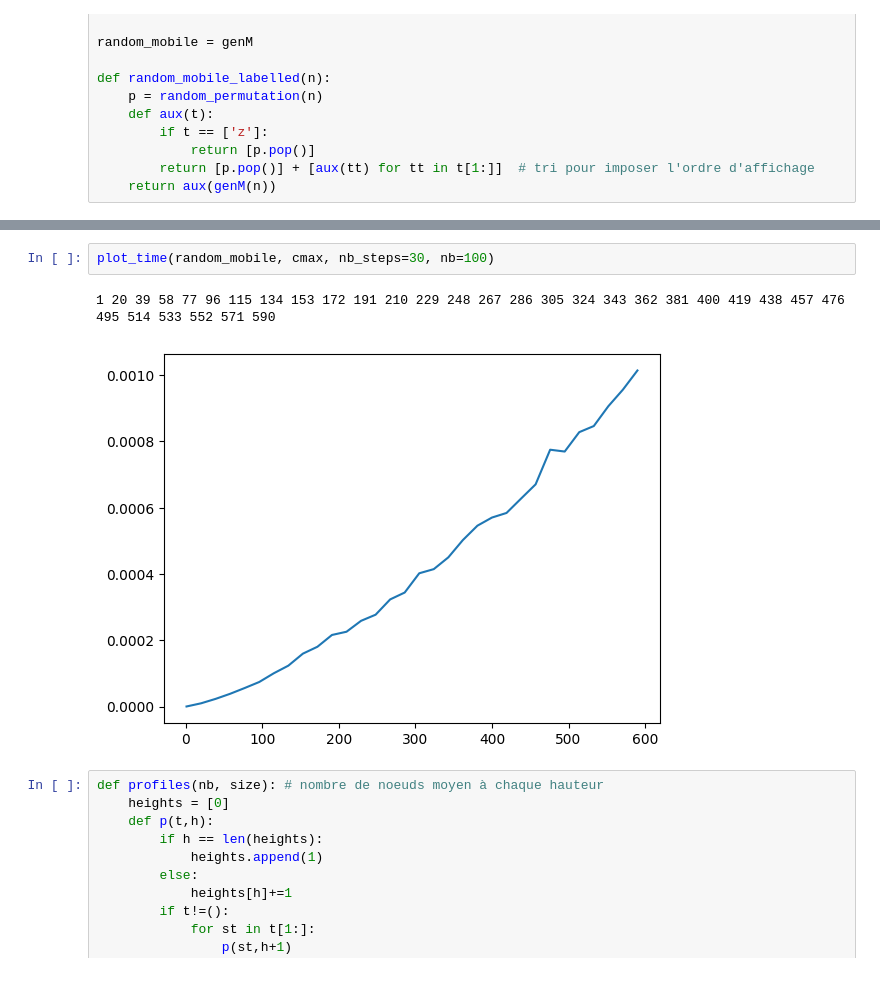
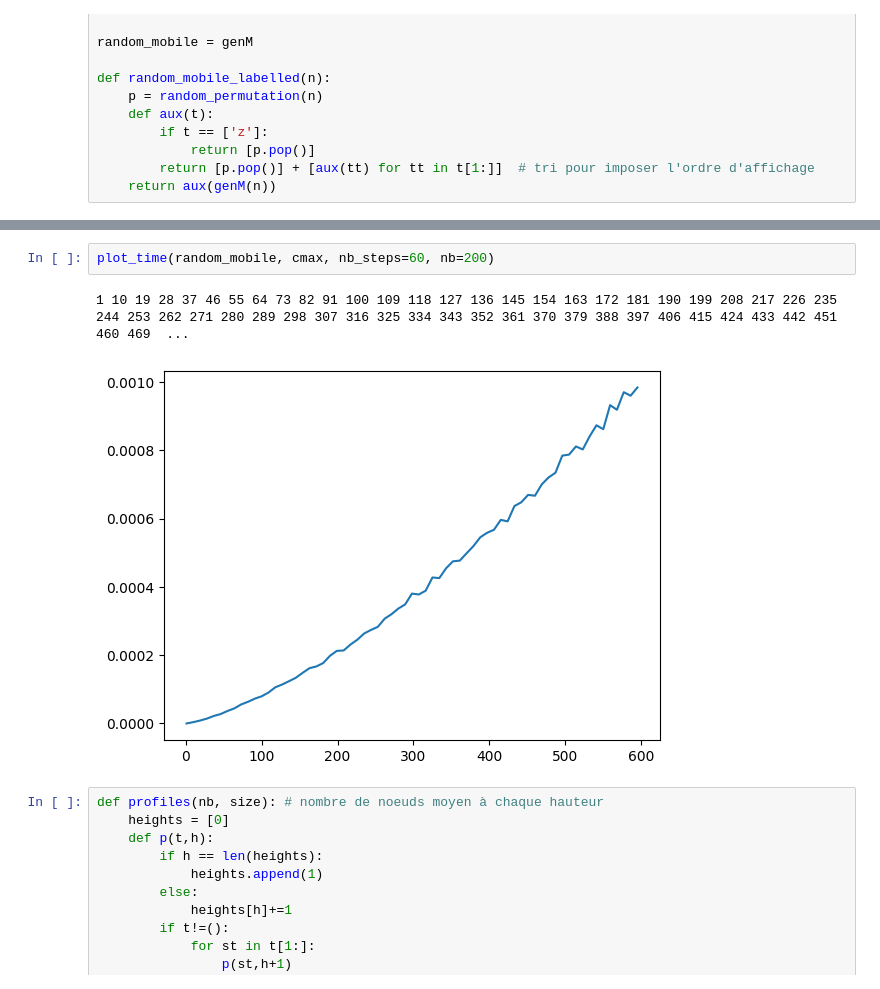
Before and after one commit to CarinePivoteau/Alea2023Notebooks, a Jupyter notebook: gR_mobiles_labelled.ipynb, the cells around one changed output, grey strips where cells are left out. Saved outputs shown, nothing was run; the diff lists cells and outputs as text.

```diff
--- a/gR_mobiles_labelled.ipynb
+++ b/gR_mobiles_labelled.ipynb
@@ -145,9 +145,9 @@ nb: 12
 11.11111111111111
 # %%
-plot_time(random_mobile, cmax, nb_steps=30, nb=100)
+plot_time(random_mobile, cmax, nb_steps=60, nb=200)
 # %% [output]
-1 20 39 58 77 96 115 134 153 172 191 210 229 248 267 286 305 324 343 362 381 400 419 438 457 476 495 514 533 552 571 590
+1 10 19 28 37 46 55 64 73 82 91 100 109 118 127 136 145 154 163 172 181 190 199 208 217 226 235 244 253 262 271 280 289 298 307 316 325 334 343 352 361 370 379 388 397 406 415 424 433 442 451 460 469  ...
-[figure, old version]
+[figure, new version]
 # %%
 def profiles(nb, size): # nombre de noeuds moyen à chaque hauteur
     heights = [0]
```
Also changed, not shown: parts of 7 cells of this notebook, 1 other file.
